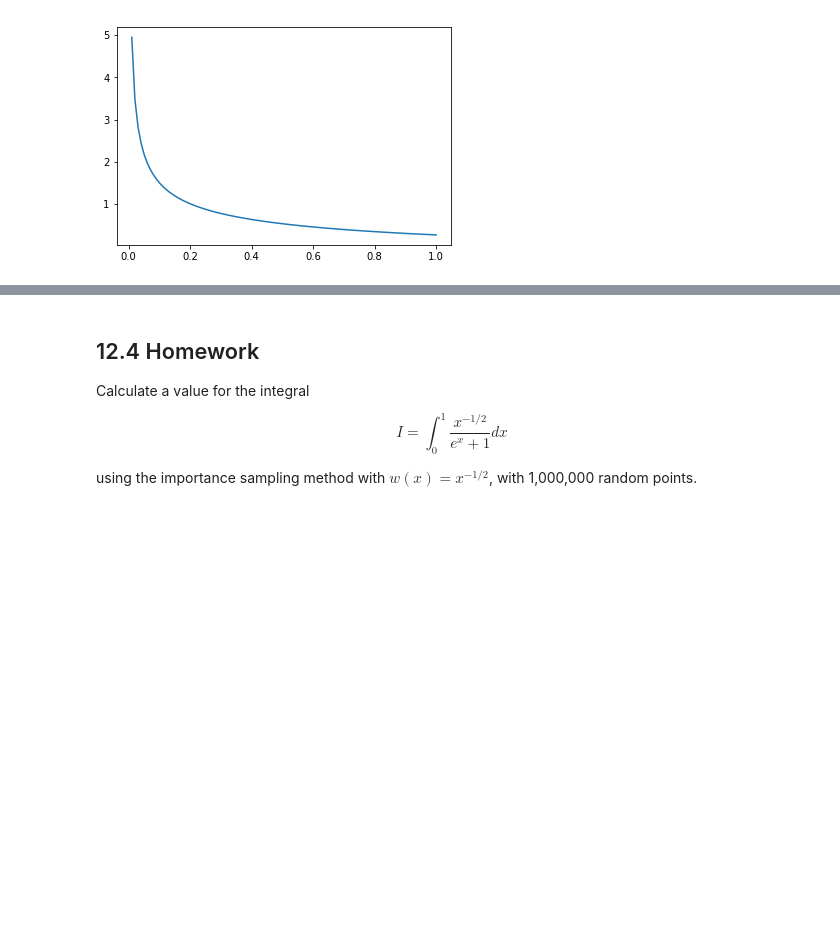
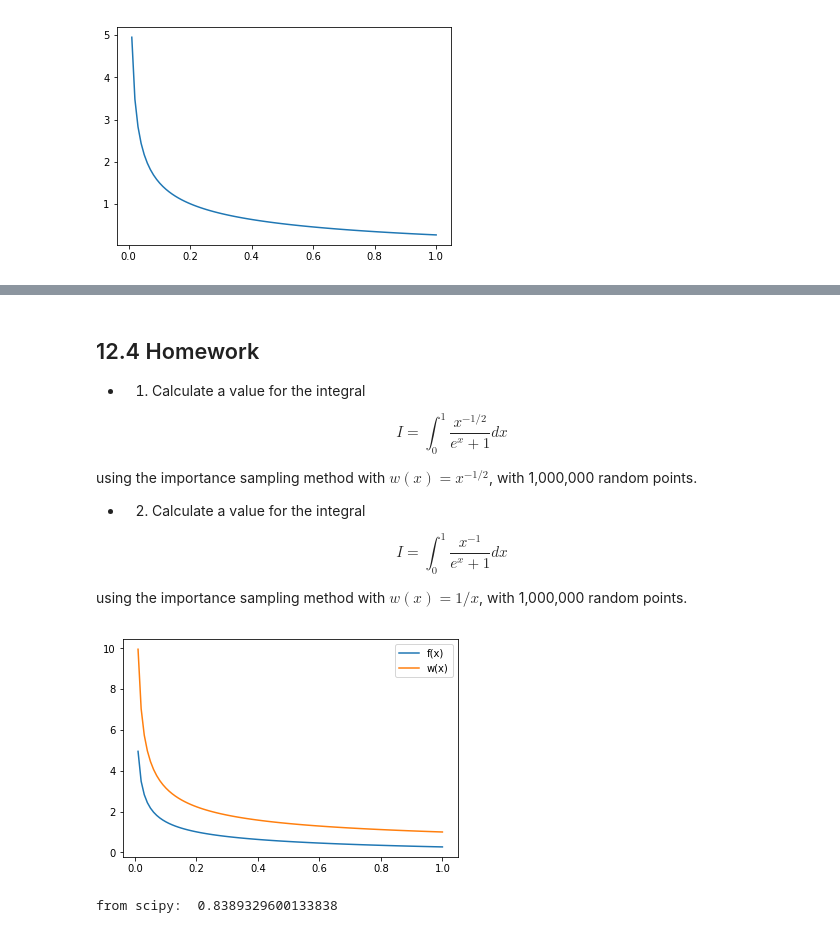
Before and after one commit to MaterSim/ComputationalPhysics300, a Jupyter notebook: Lec_12_monte_carlo2.ipynb, the cells around one changed output, grey strips where cells are left out. Cells and saved outputs as stored; diff of their text form; code cells hidden in the pictures; blank space fills up the shorter version.

```diff
--- a/Lec_12_monte_carlo2.ipynb
+++ b/Lec_12_monte_carlo2.ipynb
@@ -177,8 +184,42 @@ $$ I \approx  \frac{1}{N} \sum_{i=1}^{N} \frac{f(x_i)}{w(x_i)} \int_a^b w(x)dx$$
 # %% [markdown]
 ## 12.4 Homework
 
-Calculate a value for the integral
+- 1. Calculate a value for the integral
 
 $$ I = \int_0 ^1 \frac{x^{-1/2}}{e^x + 1} dx $$
 
 using the importance sampling method with $w(x) = x^{-1/2}$, with 1,000,000 random points.
+
+- 2. Calculate a value for the integral
+
+$$ I = \int_0 ^1 \frac{x^{-1}}{e^x + 1} dx $$
+
+using the importance sampling method with $w(x) = 1/x$, with 1,000,000 random points.
+# %%
+%matplotlib inline
+
+# Divergence problem
+import matplotlib.pyplot as plt
+import numpy as np
+from math import pi
+
+
+f = lambda x: 1/x/(np.exp(x)+1)
+w = lambda x: 1/x
+const = quad(w, 0, 1)[0]
+p = lambda x: np.exp(const*x)
+
+x = np.linspace(0,1,100)
+plt.plot(x, f(x), label='f(x)')
+plt.plot(x, w(x), label='w(x)')
+
+
+plt.legend()
+plt.show()
+# %% [output]
+[figure, added]
+# %%
+from scipy.integrate import quad
+print('from scipy: ', quad(f, 0, 1)[0])
+# %% [output]
+from scipy:  0.8389329600133838
```
Also changed, not shown: parts of 5 cells of this notebook.
